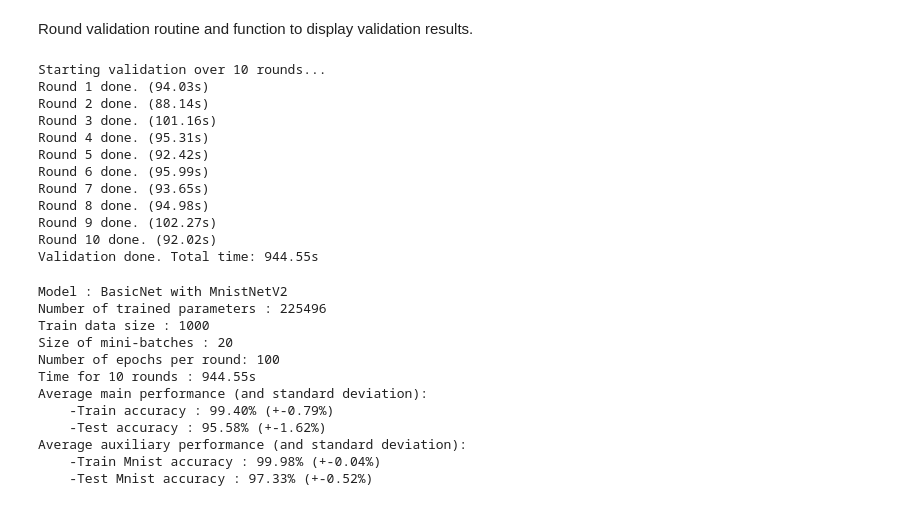
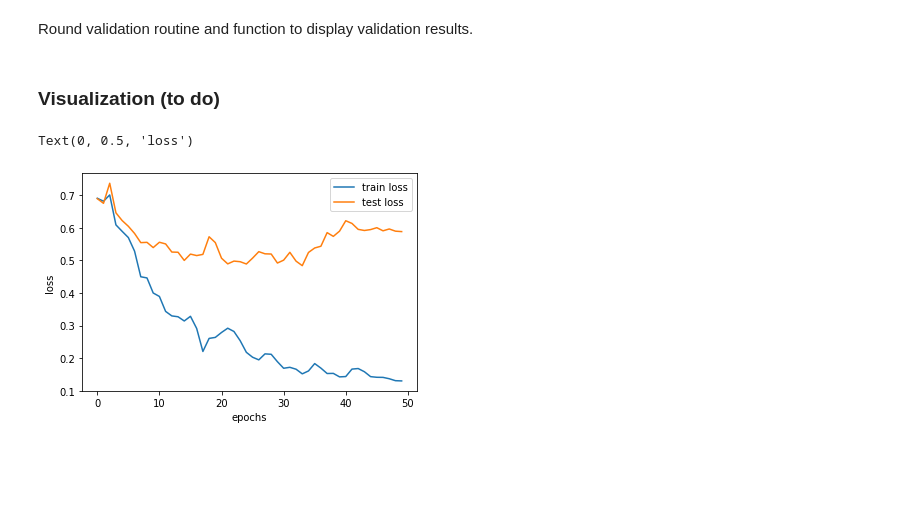
Before and after one commit to sylvainlugeon/deep-learning-projects, a Jupyter notebook: DL_MP1_fred.ipynb, the cells around one changed output. Saved outputs shown, nothing was run; the diff lists cells and outputs as text; code cells hidden in the pictures; blank space fills up the shorter version.

Commit message:
Loading data at each round and some tweaks

```diff
--- a/DL_MP1_fred.ipynb
+++ b/DL_MP1_fred.ipynb
@@ -235,7 +238,7 @@ def summary_routine(model, track_history, verbose, history):
           "Auxiliary performance:\n" + \
           "    -Train Mnist accuracy : {:.2f}%\n".format(100 * history["tr_acc_mnist_hist"][-1]) + \
           "    -Test Mnist accuracy : {:.2f}%\n".format(100 * history["te_acc_mnist_hist"][-1]) + \
-          "-----------")
+          "-----------------------------------")
 # %% [markdown]
 Dictionaries initialization routine and update routing for history.
 # %%
@@ -279,8 +282,8 @@ def history_routine_(history, model, criterion, idx,
     model.train(True)
 
     # Compute performance using model outputs
-    tr_loss = criterion(tr_output, train_target)
-    te_loss = criterion(te_output, test_target)
+    tr_loss = criterion(tr_output, train_target).detach()
+    te_loss = criterion(te_output, test_target).detach()
 
     tr_acc = accuracy(tr_output, train_target)
     te_acc = accuracy(te_output, test_target)
@@ -302,7 +305,7 @@ Main training routine.
 # %%
 def train_routine(model, train_input, train_target, train_classes,
                   test_input, test_target, test_classes,
-                  verbose=True, track_history=True, summary=True):
+                  verbose=True, track_history=True, summary=True, param_init=False):
     """Train a model, print the results and return the train and validation loss."""
 
     # Parameters
@@ -324,6 +327,10 @@ def train_routine(model, train_input, train_target, train_classes,
 
     # Start timer
     t0 = time.time()
+
+    # Parameters initialization
+    if param_init:
+        model.apply(weight_reset)
 
     # Training the model
     model.train(True)
@@ -385,7 +392,7 @@ def train_routine(model, train_input, train_target, train_classes,
     return  history
 # %%
 model = BasicNet()
-#history = train_routine(model,
-#                        train_input, train_target, train_classes,
-#                        test_input, test_target, test_classes,
-#                        verbose=True, track_history=False, summary=True)
+history = train_routine(model,
+                        train_input, train_target, train_classes,
+                        test_input, test_target, test_classes,
+                        verbose=True, track_history=True)
@@ -455,35 +479,20 @@ def validation_result(model, rounds_stats):
 # %%
 # Round validation
-rounds_stats = validation_routine(model, ROUNDS,
-                                  train_input, train_target, train_classes,
-                                  test_input, test_target, test_classes,
-                                  verbose=False, track_history=False)
+rounds_stats = validation_routine(model, ROUNDS, verbose=False, track_history=False)
-# %% [output]
-Starting validation over 10 rounds...
-Round 1 done. (94.03s)
-Round 2 done. (88.14s)
-Round 3 done. (101.16s)
-Round 4 done. (95.31s)
-Round 5 done. (92.42s)
-Round 6 done. (95.99s)
-Round 7 done. (93.65s)
-Round 8 done. (94.98s)
-Round 9 done. (102.27s)
-Round 10 done. (92.02s)
-Validation done. Total time: 944.55s
-# %%
-# Display valisation results
-validation_result(model, rounds_stats)
-# %% [output]
-Model : BasicNet with MnistNetV2
-Number of trained parameters : 225496
-Train data size : 1000
-Size of mini-batches : 20
-Number of epochs per round: 100
-Time for 10 rounds : 944.55s
-Average main performance (and standard deviation):
-    -Train accuracy : 99.40% (+-0.79%)
-    -Test accuracy : 95.58% (+-1.62%)
-Average auxiliary performance (and standard deviation):
-    -Train Mnist accuracy : 99.98% (+-0.04%)
-    -Test Mnist accuracy : 97.33% (+-0.52%)
+# %% [markdown]
+### Visualization (to do)
+# %%
+%matplotlib inline
+import matplotlib.pyplot as plt
+
+# Visualization of the loss over the epochs
+fig, ax = plt.subplots(figsize=(6, 4))
+
+plt.plot(history["tr_loss_hist"], label='train loss')
+plt.plot(history["te_loss_hist"], label='test loss')
+ax.legend()
+plt.xlabel('epochs')
+plt.ylabel('loss')
+# %% [output]
+Text(0, 0.5, 'loss')
+[figure, added]
```
Also changed, not shown: parts of 8 cells of this notebook.
